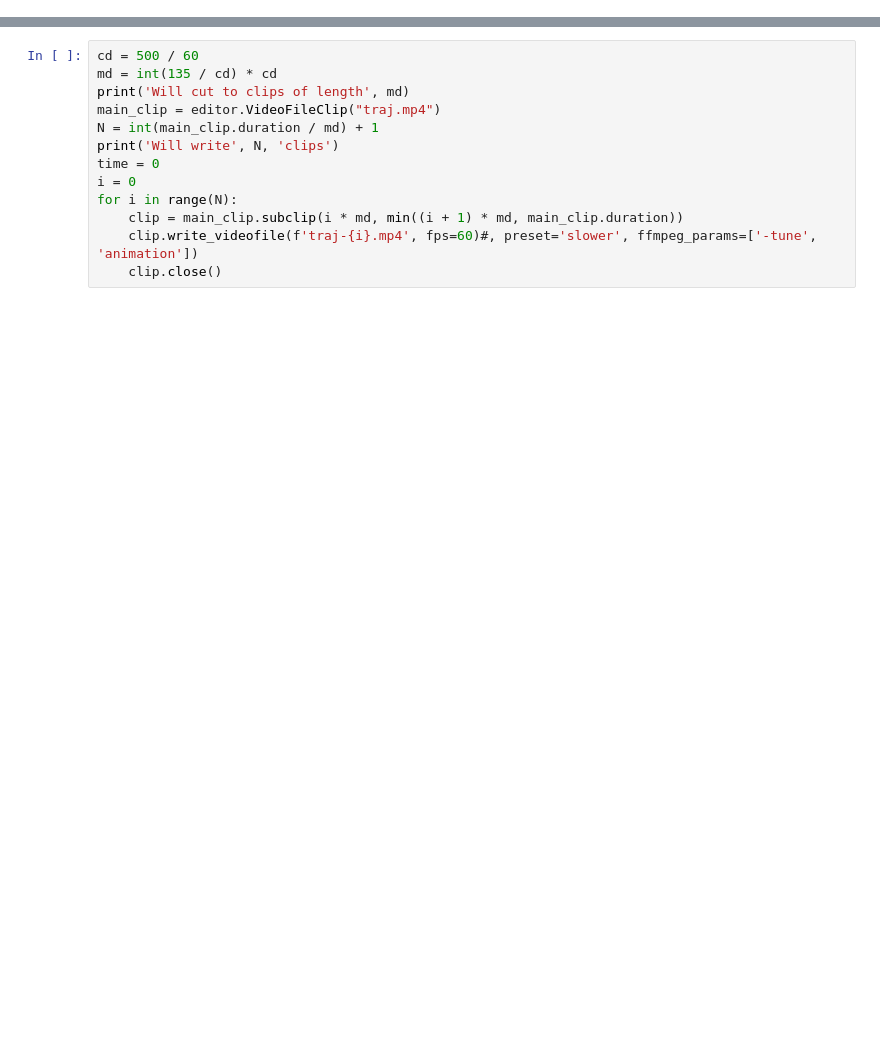
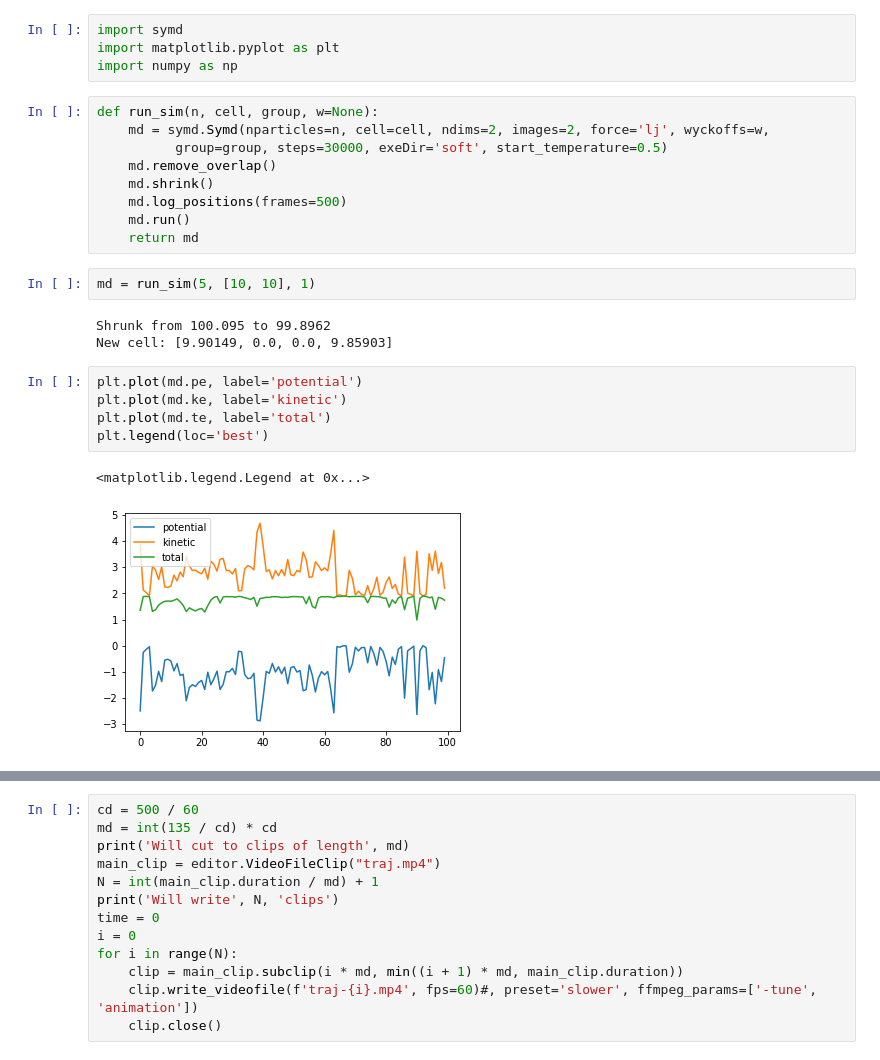
Before and after one commit to whitead/symd, a Jupyter notebook: notebooks/Sims.ipynb, the cells around one changed output, grey strips where cells are left out. Cells and saved outputs as stored; diff of their text form; blank space fills up the shorter version.

```diff
--- a/notebooks/Sims.ipynb
+++ b/notebooks/Sims.ipynb
@@ -1 +1,27 @@
+# %%
+import symd
+import matplotlib.pyplot as plt
+import numpy as np
+# %%
+def run_sim(n, cell, group, w=None):
+    md = symd.Symd(nparticles=n, cell=cell, ndims=2, images=2, force='lj', wyckoffs=w,
+          group=group, steps=30000, exeDir='soft', start_temperature=0.5)
+    md.remove_overlap()
+    md.shrink()
+    md.log_positions(frames=500)
+    md.run()
+    return md
+# %%
+md = run_sim(5, [10, 10], 1)
+# %% [output]
+Shrunk from 100.095 to 99.8962
+New cell: [9.90149, 0.0, 0.0, 9.85903]
+# %%
+plt.plot(md.pe, label='potential')
+plt.plot(md.ke, label='kinetic')
+plt.plot(md.te, label='total')
+plt.legend(loc='best')
+# %% [output]
+<matplotlib.legend.Legend at 0x...>
+[figure, added]
 # %%
```
Also changed, not shown: parts of 2 cells of this notebook, 6 other files.
